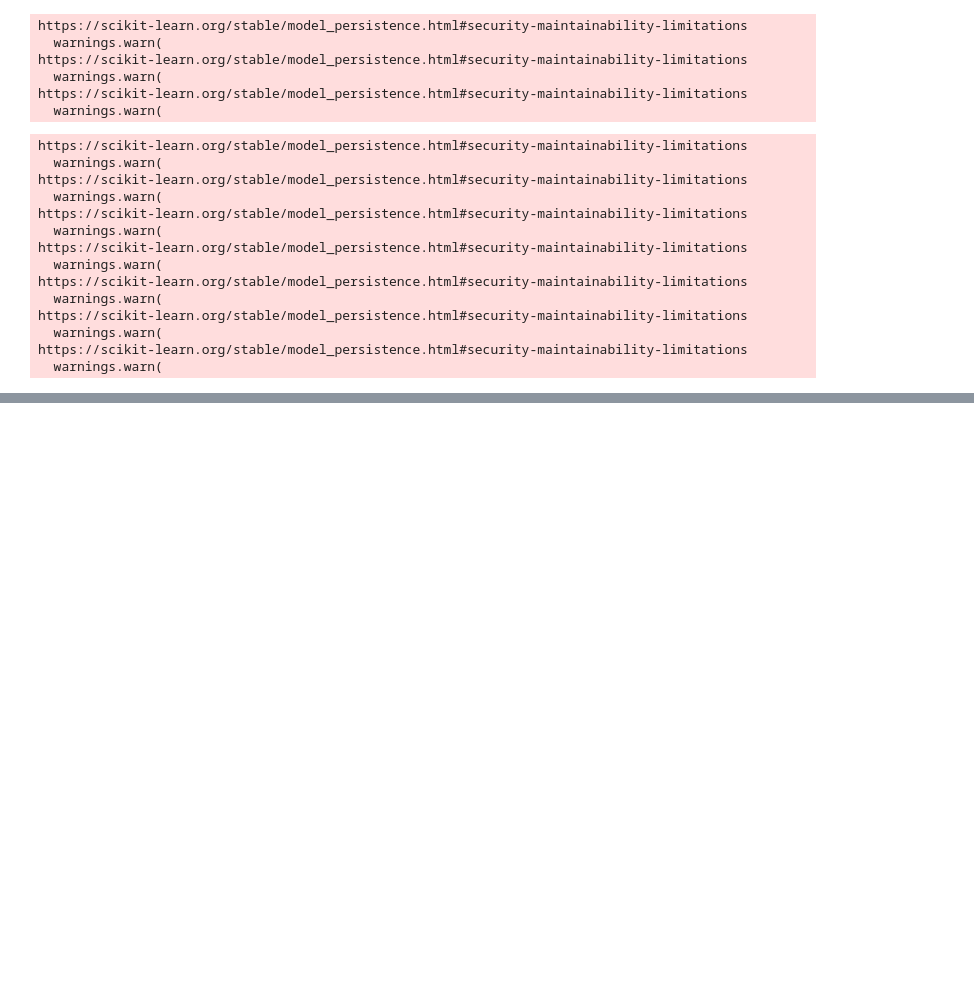
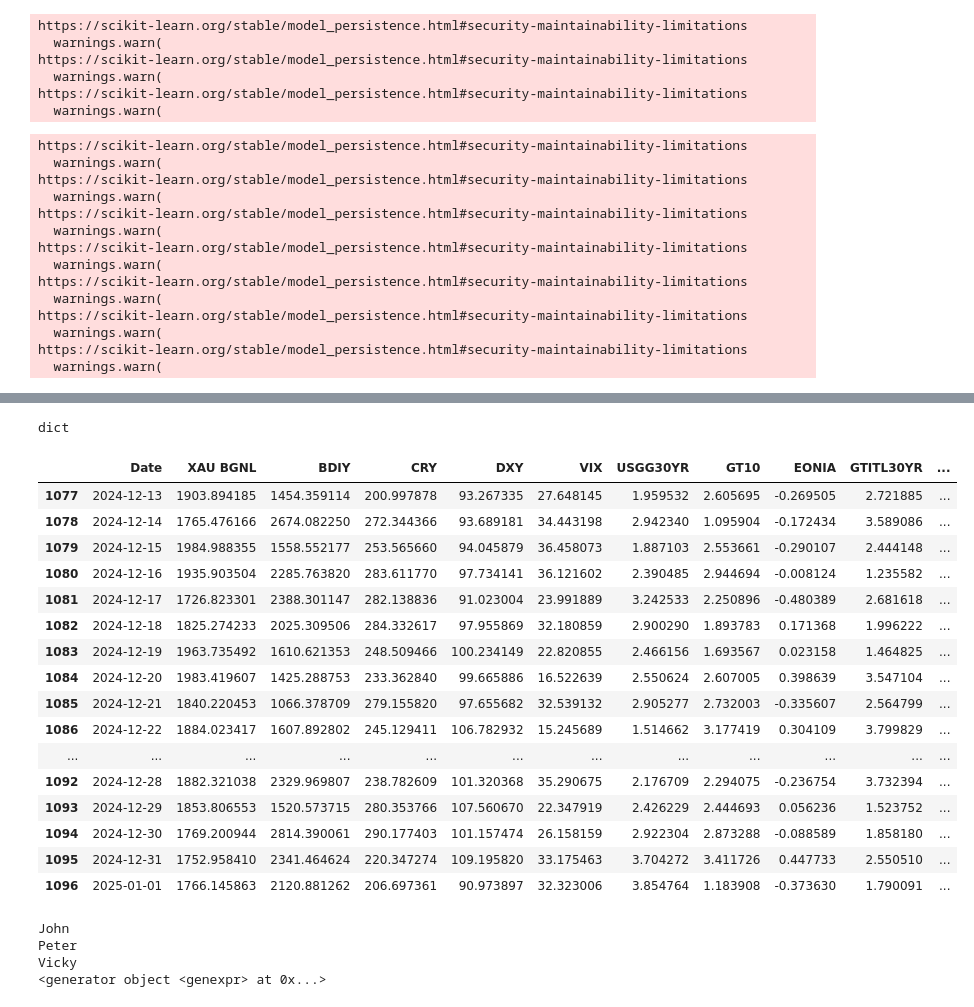
Before and after one commit to Sruthij93/Market-Anomaly-Detection, a Jupyter notebook: Market_Anomaly_Milestone2.ipynb, the cells around one changed output, grey strips where cells are left out. Saved outputs shown, nothing was run; the diff lists cells and outputs as text; code cells hidden in the pictures; blank space fills up the shorter version.

```diff
--- a/Market_Anomaly_Milestone2.ipynb
+++ b/Market_Anomaly_Milestone2.ipynb
@@ -170,0 +432,24 @@ voting_predictions= voting_predictions.reshape(-1,1)
+# %%
+type(strategies)
+# %% [output]
+dict
+# %%
+data
+# %% [output]
+|  | Date | XAU BGNL | BDIY | CRY | DXY | VIX | USGG30YR | GT10 | EONIA | GTITL30YR | ... |
+| 1077 | 2024-12-13 | 1903.894185 | 1454.359114 | 200.997878 | 93.267335 | 27.648145 | 1.959532 | 2.605695 | -0.269505 | 2.721885 | ... |
+| 1078 | 2024-12-14 | 1765.476166 | 2674.082250 | 272.344366 | 93.689181 | 34.443198 | 2.942340 | 1.095904 | -0.172434 | 3.589086 | ... |
+| 1079 | 2024-12-15 | 1984.988355 | 1558.552177 | 253.565660 | 94.045879 | 36.458073 | 1.887103 | 2.553661 | -0.290107 | 2.444148 | ... |
+| 1080 | 2024-12-16 | 1935.903504 | 2285.763820 | 283.611770 | 97.734141 | 36.121602 | 2.390485 | 2.944694 | -0.008124 | 1.235582 | ... |
+| 1081 | 2024-12-17 | 1726.823301 | 2388.301147 | 282.138836 | 91.023004 | 23.991889 | 3.242533 | 2.250896 | -0.480389 | 2.681618 | ... |
+| 1082 | 2024-12-18 | 1825.274233 | 2025.309506 | 284.332617 | 97.955869 | 32.180859 | 2.900290 | 1.893783 | 0.171368 | 1.996222 | ... |
+| 1083 | 2024-12-19 | 1963.735492 | 1610.621353 | 248.509466 | 100.234149 | 22.820855 | 2.466156 | 1.693567 | 0.023158 | 1.464825 | ... |
+| 1084 | 2024-12-20 | 1983.419607 | 1425.288753 | 233.362840 | 99.665886 | 16.522639 | 2.550624 | 2.607005 | 0.398639 | 3.547104 | ... |
+| 1085 | 2024-12-21 | 1840.220453 | 1066.378709 | 279.155820 | 97.655682 | 32.539132 | 2.905277 | 2.732003 | -0.335607 | 2.564799 | ... |
+| 1086 | 2024-12-22 | 1884.023417 | 1607.892802 | 245.129411 | 106.782932 | 15.245689 | 1.514662 | 3.177419 | 0.304109 | 3.799829 | ... |
+| ... | ... | ... | ... | ... | ... | ... | ... | ... | ... | ... | ... |
+| 1092 | 2024-12-28 | 1882.321038 | 2329.969807 | 238.782609 | 101.320368 | 35.290675 | 2.176709 | 2.294075 | -0.236754 | 3.732394 | ... |
+| 1093 | 2024-12-29 | 1853.806553 | 1520.573715 | 280.353766 | 107.560670 | 22.347919 | 2.426229 | 2.444693 | 0.056236 | 1.523752 | ... |
+| 1094 | 2024-12-30 | 1769.200944 | 2814.390061 | 290.177403 | 101.157474 | 26.158159 | 2.922304 | 2.873288 | -0.088589 | 1.858180 | ... |
+| 1095 | 2024-12-31 | 1752.958410 | 2341.464624 | 220.347274 | 109.195820 | 33.175463 | 3.704272 | 3.411726 | 0.447733 | 2.550510 | ... |
+| 1096 | 2025-01-01 | 1766.145863 | 2120.881262 | 206.697361 | 90.973897 | 32.323006 | 3.854764 | 1.183908 | -0.373630 | 1.790091 | ... |
@@ -170,0 +496,10 @@ voting_predictions= voting_predictions.reshape(-1,1)
+# %%
+myTuple = [["John"], ["Peter"], ["Vicky"]]
+string = '\n'.join(str(row[0]) for row in myTuple)
+print(string)
+print((myTuple[row] for row in myTuple))
+# %% [output]
+John
+Peter
+Vicky
+<generator object <genexpr> at 0x...>
```
Also changed, not shown: parts of 15 cells of this notebook.
